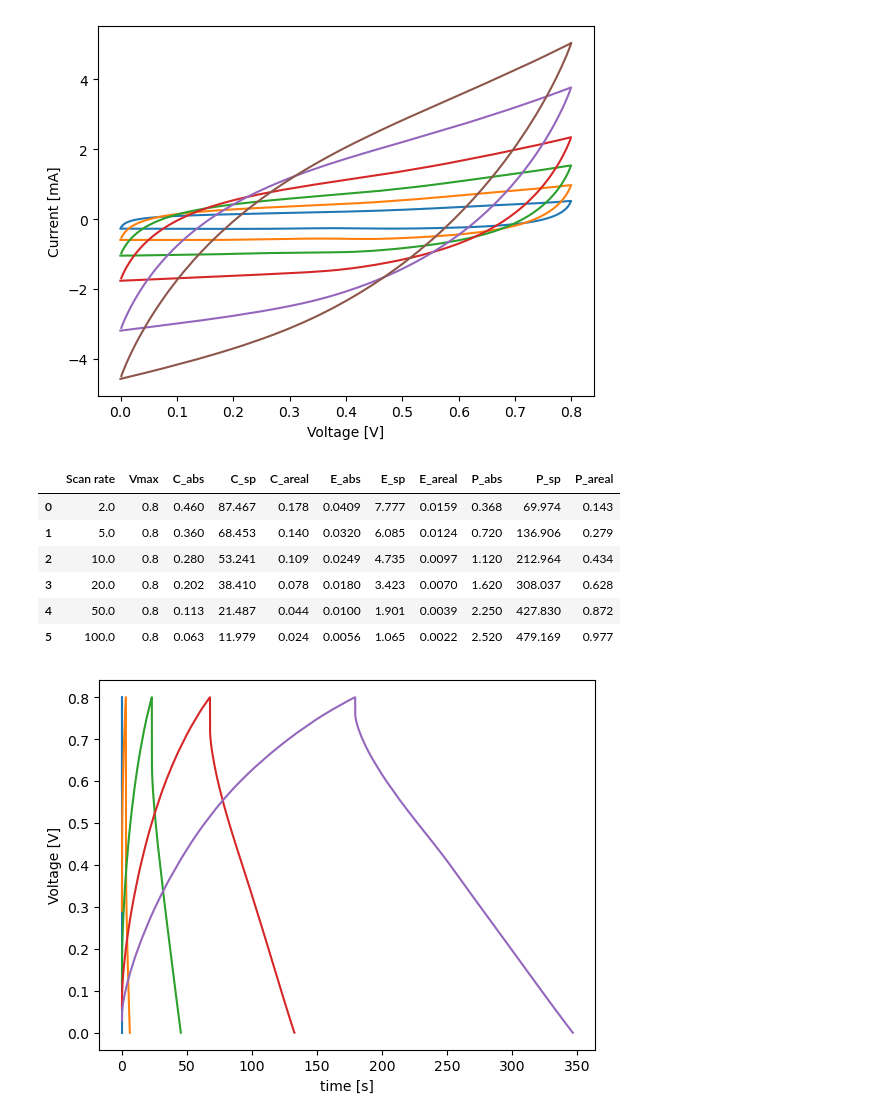
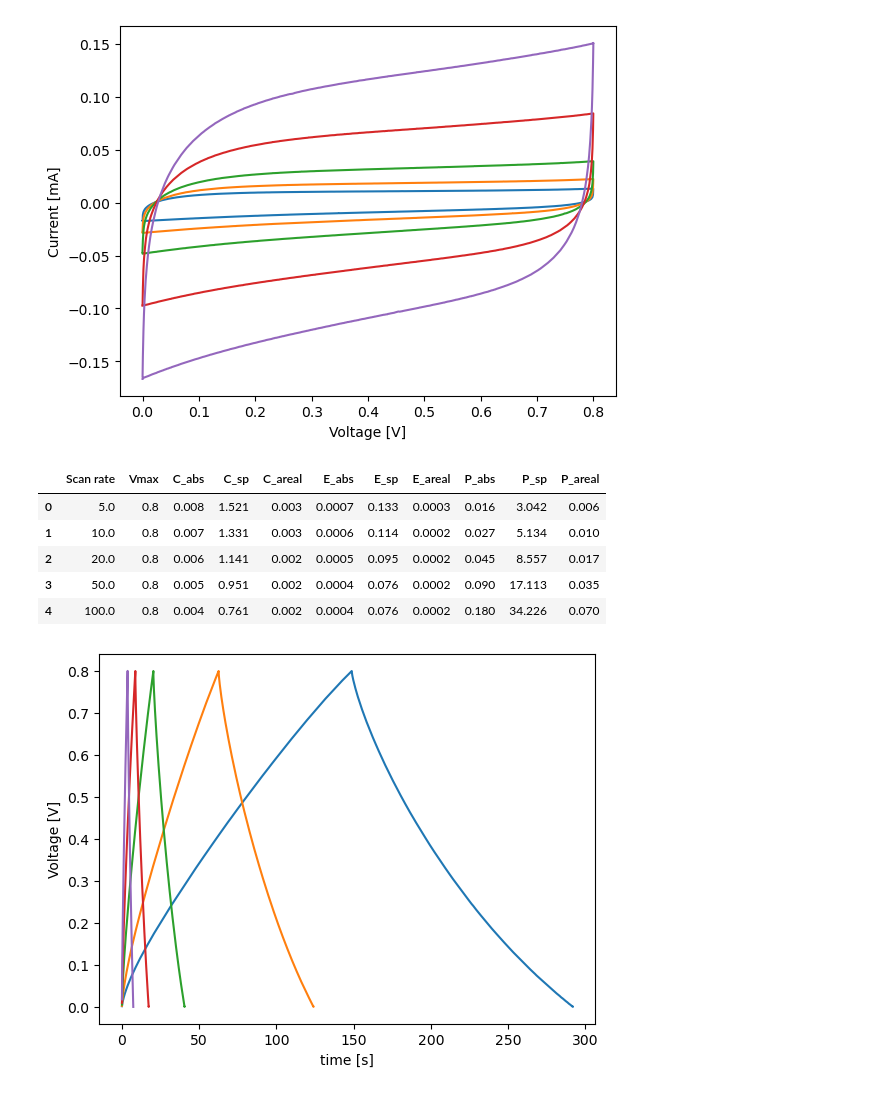
Before and after one commit to lokseol/potentiostat-data-analysis, a Jupyter notebook: CV-GCD-EIS combined.ipynb, the cells around one changed output. Saved outputs shown, nothing was run; the diff lists cells and outputs as text; code cells hidden in the pictures.

```diff
--- a/CV-GCD-EIS combined.ipynb
+++ b/CV-GCD-EIS combined.ipynb
@@ -140,7 +140,7 @@ sec_parameters_EIS = []
 
 # generating  plot data and secondary dataset
 for filename in data_files:
-    if filename.endswith("_CV.mpt"):
+    if "_CV" in filename:
         data_CV, scan_rate, Vmax_CV = read_file_CV(filename)
         sec_parameters_seg = calculate_sec_param_CV(data_CV, scan_rate, Vmax_CV, AL_mass, Area_two_elec)
         sec_parameters_CV.append(sec_parameters_seg)
@@ -150,42 +150,41 @@ for filename in data_files:
 plt.show()
 sec_parameters_CV = pd.DataFrame(sec_parameters_CV)
 sec_parameters_CV = sec_parameters_CV.sort_values(by=['Scan rate', 'Vmax'], ascending = True)
 display(sec_parameters_CV)
 
 for filename in data_files:
-    if filename.endswith("_CP.mpt"):
+    if "_CP" in filename:
         data_GCD, I_gcd, Vmax, Q_disc, time_min = read_file_GCD(filename)
         sec_parameters_seg = calculate_sec_param_GCD(data_GCD, I_gcd, Q_disc, Vmax, AL_mass, Area_two_elec)
         sec_parameters_GCD.append(sec_parameters_seg)
         plt.plot(data_GCD["time/s"], data_GCD["Ewe/V"], label = 'GCD')
         plt.xlabel("time [s]")
         plt.ylabel("Voltage [V]")
 plt.show()
 sec_parameters_GCD = pd.DataFrame(sec_parameters_GCD)
 sec_parameters_GCD = sec_parameters_GCD.sort_values(by=['I_gcd', 'Vmax'], ascending = True)
 display(sec_parameters_GCD)
 
 for filename in data_files:
-    if filename.endswith("_PEIS.mpt"):
+    if "_PEIS" in filename:
         data_EIS = filtering_EIS(filename)
         data_EIS = data_EIS.iloc[10:]
         plt.plot(data_EIS['Re(Z)/Ohm'], data_EIS['-Im(Z)/Ohm'])
         plt.xlabel('Z_RE [Ohm]')
         plt.ylabel('-Z_IM [Ohm]')
 
 plt.show()
 
 # data_CV.to_csv('CV_filtered.csv', index = False, header = False)
 # data_GCD.to_csv('GCD_filtered.csv', index = False, header = False)
 # data_EIS.to_csv('EIS_filtered.csv', index = False, header = False)
 # %% [output]
-[figure, old version]
+[figure, new version]
 |  | Scan rate | Vmax | C_abs | C_sp | C_areal | E_abs | E_sp | E_areal | P_abs | P_sp | P_areal |
-| 0 | 2.0 | 0.8 | 0.460 | 87.467 | 0.178 | 0.0409 | 7.777 | 0.0159 | 0.368 | 69.974 | 0.143 |
-| 1 | 5.0 | 0.8 | 0.360 | 68.453 | 0.140 | 0.0320 | 6.085 | 0.0124 | 0.720 | 136.906 | 0.279 |
-| 2 | 10.0 | 0.8 | 0.280 | 53.241 | 0.109 | 0.0249 | 4.735 | 0.0097 | 1.120 | 212.964 | 0.434 |
-| 3 | 20.0 | 0.8 | 0.202 | 38.410 | 0.078 | 0.0180 | 3.423 | 0.0070 | 1.620 | 308.037 | 0.628 |
-| 4 | 50.0 | 0.8 | 0.113 | 21.487 | 0.044 | 0.0100 | 1.901 | 0.0039 | 2.250 | 427.830 | 0.872 |
-| 5 | 100.0 | 0.8 | 0.063 | 11.979 | 0.024 | 0.0056 | 1.065 | 0.0022 | 2.520 | 479.169 | 0.977 |
+| 0 | 5.0 | 0.8 | 0.008 | 1.521 | 0.003 | 0.0007 | 0.133 | 0.0003 | 0.016 | 3.042 | 0.006 |
+| 1 | 10.0 | 0.8 | 0.007 | 1.331 | 0.003 | 0.0006 | 0.114 | 0.0002 | 0.027 | 5.134 | 0.010 |
+| 2 | 20.0 | 0.8 | 0.006 | 1.141 | 0.002 | 0.0005 | 0.095 | 0.0002 | 0.045 | 8.557 | 0.017 |
+| 3 | 50.0 | 0.8 | 0.005 | 0.951 | 0.002 | 0.0004 | 0.076 | 0.0002 | 0.090 | 17.113 | 0.035 |
+| 4 | 100.0 | 0.8 | 0.004 | 0.761 | 0.002 | 0.0004 | 0.076 | 0.0002 | 0.180 | 34.226 | 0.070 |
-[figure, old version]
+[figure, new version]
 |  | I_gcd | Vmax | C_abs | C_sp | C_areal | E_abs | E_sp | E_areal | P_abs | P_sp | P_areal |
```
Also changed, not shown: parts of 1 cell of this notebook.
